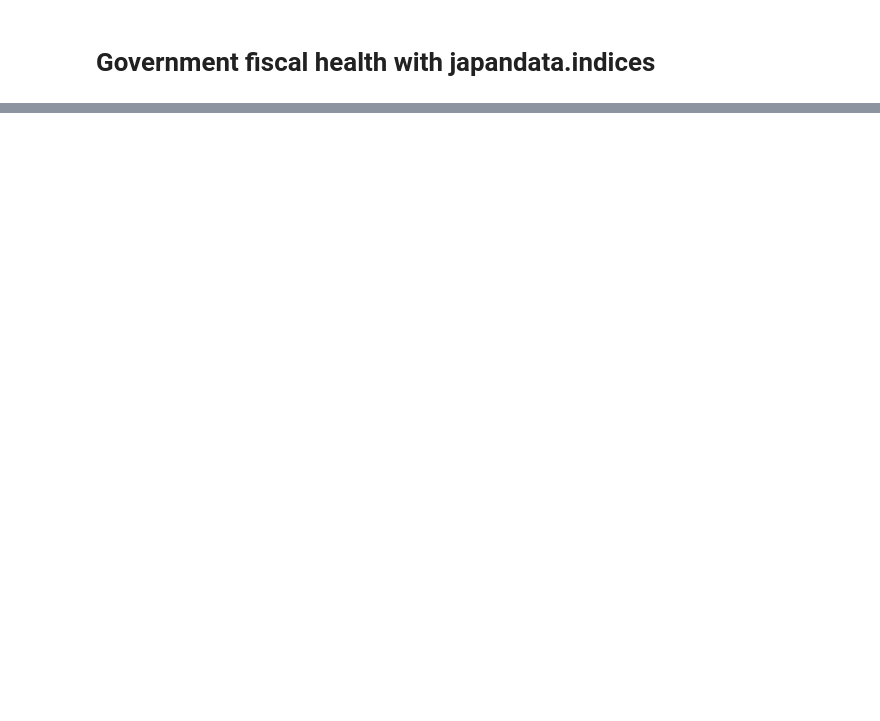
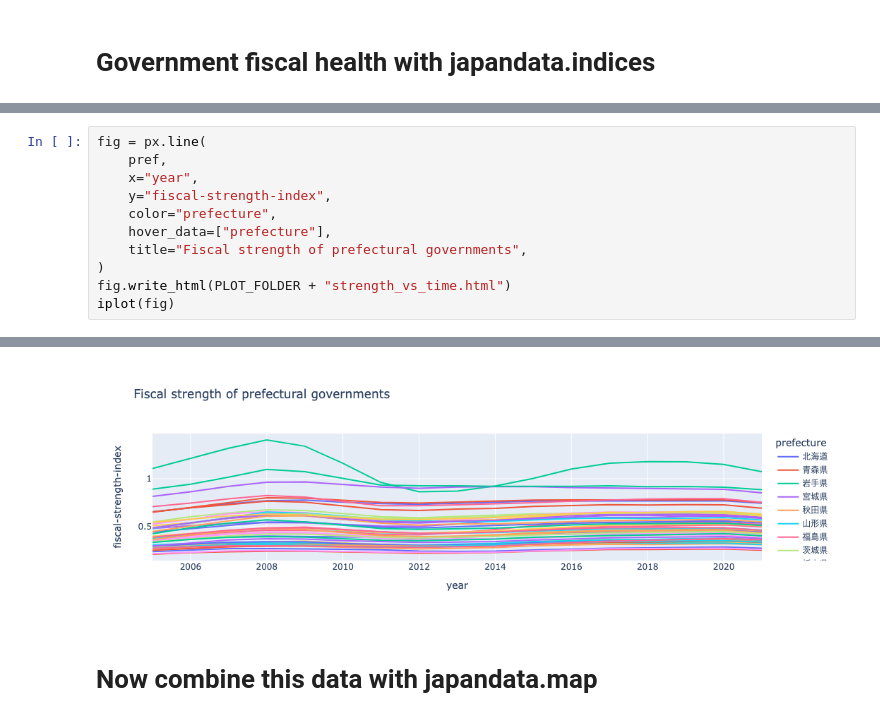
Before and after one commit to passaglia/japandata, a Jupyter notebook: notebooks/indices.ipynb, the cells around one changed output, grey strips where cells are left out. Cells and saved outputs as stored; diff of their text form; blank space fills up the shorter version.

```diff
--- a/notebooks/indices.ipynb
+++ b/notebooks/indices.ipynb
@@ -20,0 +51,12 @@ mean_indices.head()
+# %%
+fig = px.line(
+    pref,
+    x="year",
+    y="fiscal-strength-index",
+    color="prefecture",
+    hover_data=["prefecture"],
+    title="Fiscal strength of prefectural governments",
+)
+fig.write_html(PLOT_FOLDER + "strength_vs_time.html")
+iplot(fig)
+# %% [output]
@@ -20,0 +64,3 @@ mean_indices.head()
+[figure, added]
+# %% [markdown]
+# Now combine this data with japandata.map
```
Also changed, not shown: parts of 16 cells of this notebook, 9 other files.
